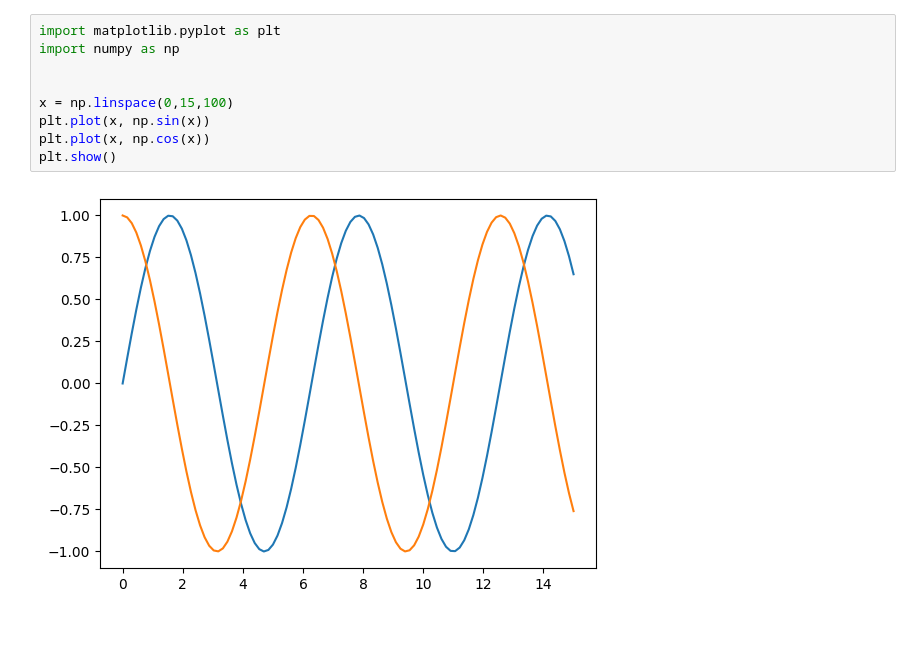
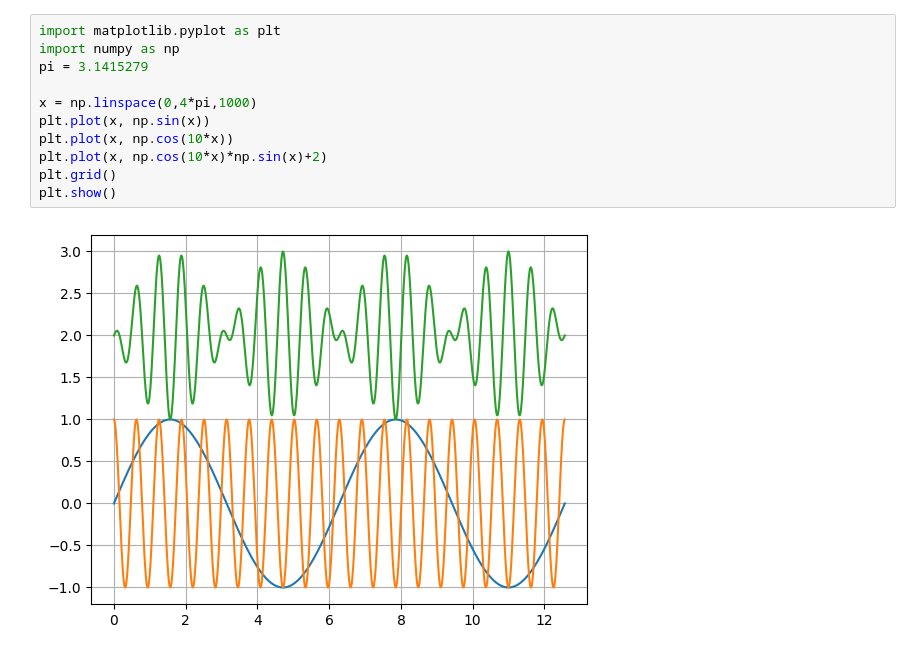
Before and after one commit to rkbose/Nabby-tiny, a Jupyter notebook: test.ipynb, the cells around one changed output. Cells and saved outputs as stored; diff of their text form.

```diff
--- a/test.ipynb
+++ b/test.ipynb
@@ -1,11 +1,13 @@
 # %%
 import matplotlib.pyplot as plt
 import numpy as np
+pi = 3.1415279
 
-
-x = np.linspace(0,15,100)
+x = np.linspace(0,4*pi,1000)
 plt.plot(x, np.sin(x))
-plt.plot(x, np.cos(x))
+plt.plot(x, np.cos(10*x))
+plt.plot(x, np.cos(10*x)*np.sin(x)+2)
+plt.grid()
 plt.show()
 # %% [output]
-[figure, old version]
+[figure, new version]
```
Also changed, not shown: 1 other file.
